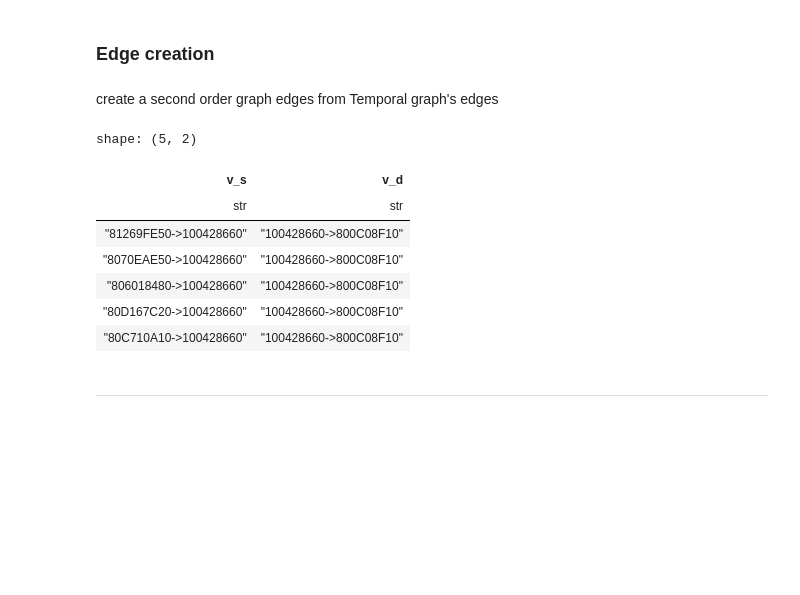
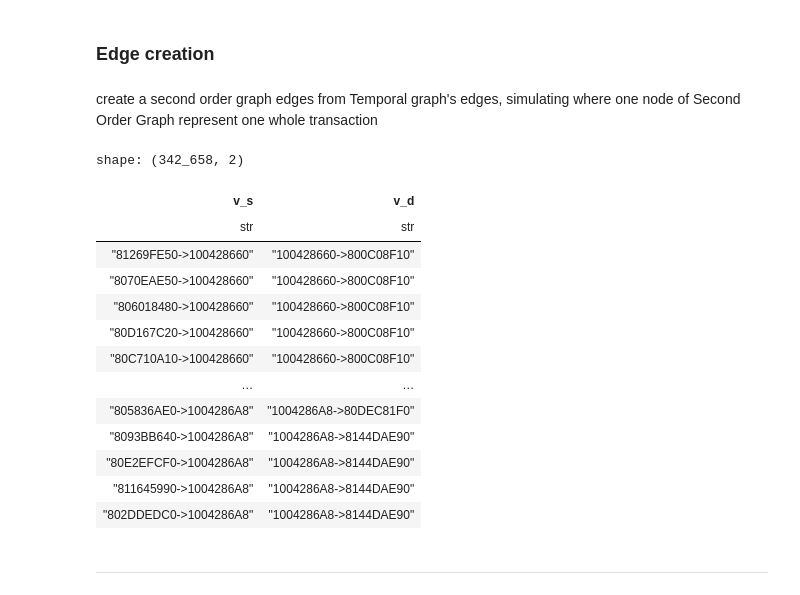
Before and after one commit to FrosBitz/KBTG-hackathon, a Jupyter notebook: FaSTM∀N_Pipeline.ipynb, the cells around one changed output. Cells and saved outputs as stored; diff of their text form; code cells hidden in the pictures; blank space fills up the shorter version.

```diff
--- a/EDA_memory_optim.ipynb
+++ b/FaSTM∀N_Pipeline.ipynb
@@ -267,23 +222,29 @@ shape: (342_658, 4)
 # %% [markdown]
 ### Edge creation
 # %% [markdown]
-create a second order graph edges from Temporal graph's edges
+create a second order graph edges from Temporal graph's edges, simulating where one node of Second Order Graph represent one whole transaction
 # %%
 s_edges = edges.with_columns([
     pl.concat_str([pl.col("f_i"), pl.col("b_i")], separator="->").alias("v_s"),
     pl.concat_str([pl.col("b_i"), pl.col("b_i_d")], separator="->").alias("v_d")
 ]).select(["v_s", "v_d"])
 # %%
-s_edges.collect().head()
+s_edges.collect()
 # %% [output]
-shape: (5, 2)
+shape: (342_658, 2)
 | v_s | v_d |
 | str | str |
 | "81269FE50->100428660" | "100428660->800C08F10" |
 | "8070EAE50->100428660" | "100428660->800C08F10" |
 | "806018480->100428660" | "100428660->800C08F10" |
 | "80D167C20->100428660" | "100428660->800C08F10" |
 | "80C710A10->100428660" | "100428660->800C08F10" |
+| … | … |
+| "805836AE0->1004286A8" | "1004286A8->80DEC81F0" |
+| "8093BB640->1004286A8" | "1004286A8->8144DAE90" |
+| "80E2EFCF0->1004286A8" | "1004286A8->8144DAE90" |
+| "811645990->1004286A8" | "1004286A8->8144DAE90" |
+| "802DDEDC0->1004286A8" | "1004286A8->8144DAE90" |
 # %% [markdown]
 ---
 # %% [markdown]
```
Also changed, not shown: parts of 51 cells of this notebook, 2 other files.
